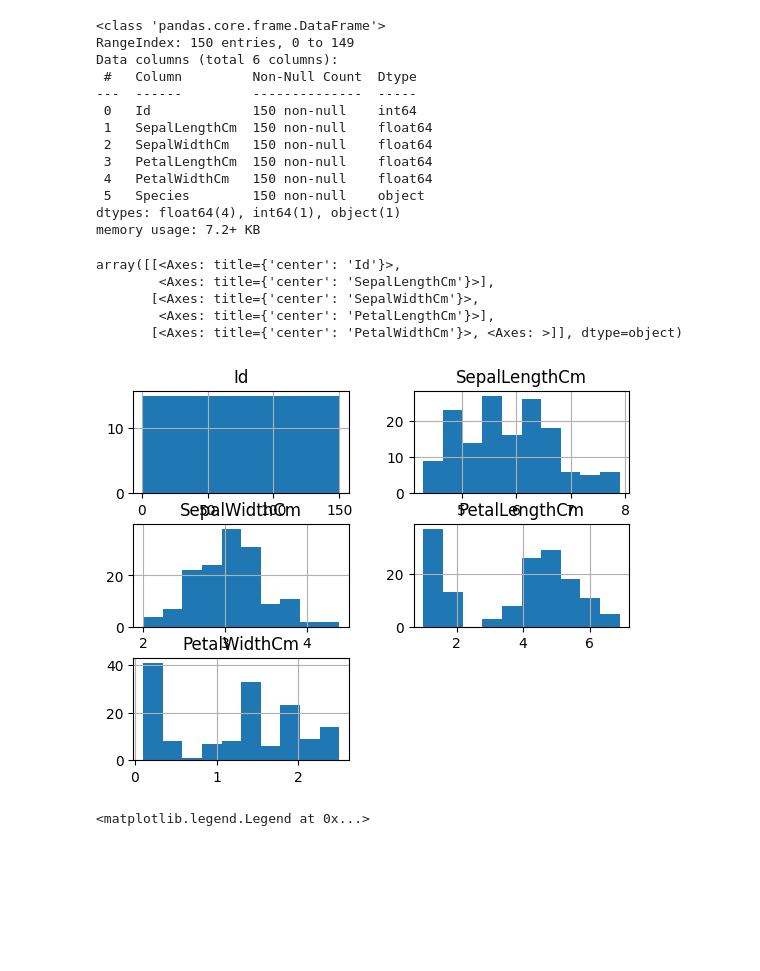
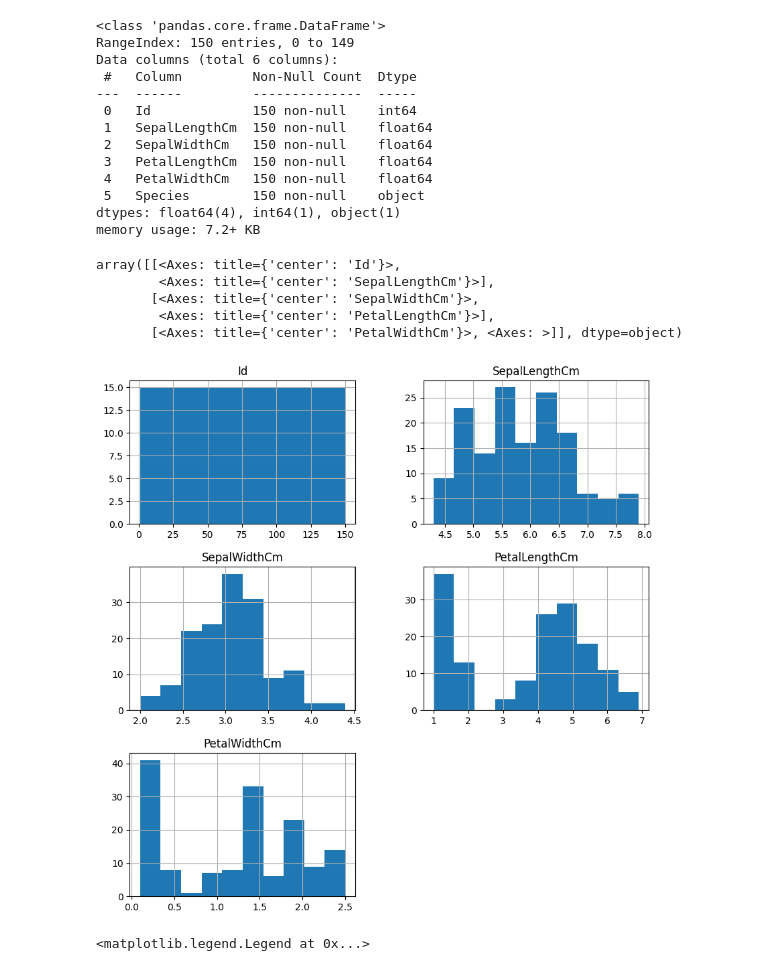
Before and after one commit to de-pesh/IrisClassification, a Jupyter notebook: IrisClassification.ipynb, the cells around one changed output. Drawn from its saved outputs; the diff is of its cells as text; code cells hidden in the pictures; blank space fills up the shorter version.

```diff
--- a/IrisClassification.ipynb
+++ b/IrisClassification.ipynb
@@ -54,14 +54,14 @@ Data columns (total 6 columns):
 dtypes: float64(4), int64(1), object(1)
 memory usage: 7.2+ KB
 # %%
-data.hist()
+data.hist( figsize=(10,10))
 # %% [output]
 array([[<Axes: title={'center': 'Id'}>,
         <Axes: title={'center': 'SepalLengthCm'}>],
        [<Axes: title={'center': 'SepalWidthCm'}>,
         <Axes: title={'center': 'PetalLengthCm'}>],
        [<Axes: title={'center': 'PetalWidthCm'}>, <Axes: >]], dtype=object)
-[figure, old version]
+[figure, new version]
 # %%
 colors = ['red', 'green', 'blue']
 species = ['Iris-setosa','Iris-versicolor','Iris-virginica']
```
Also changed, not shown: parts of 1 cell of this notebook, 2 other files.
